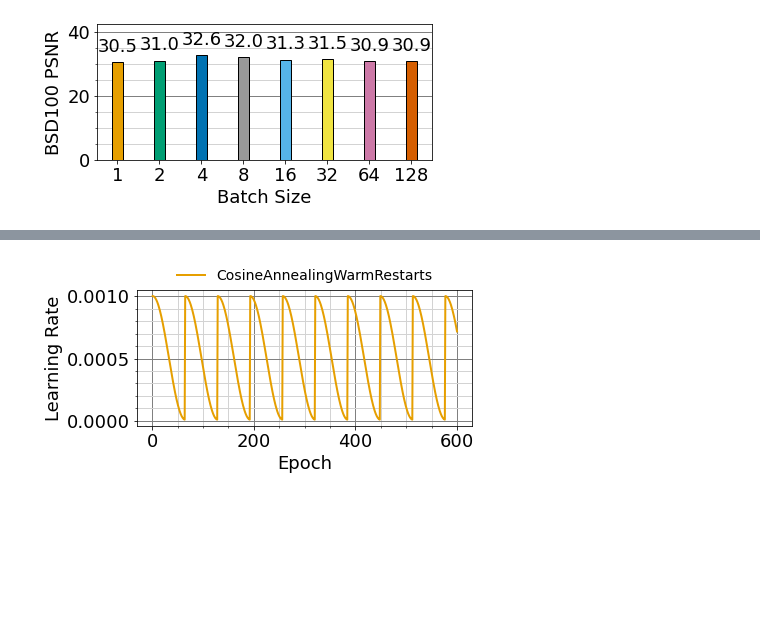
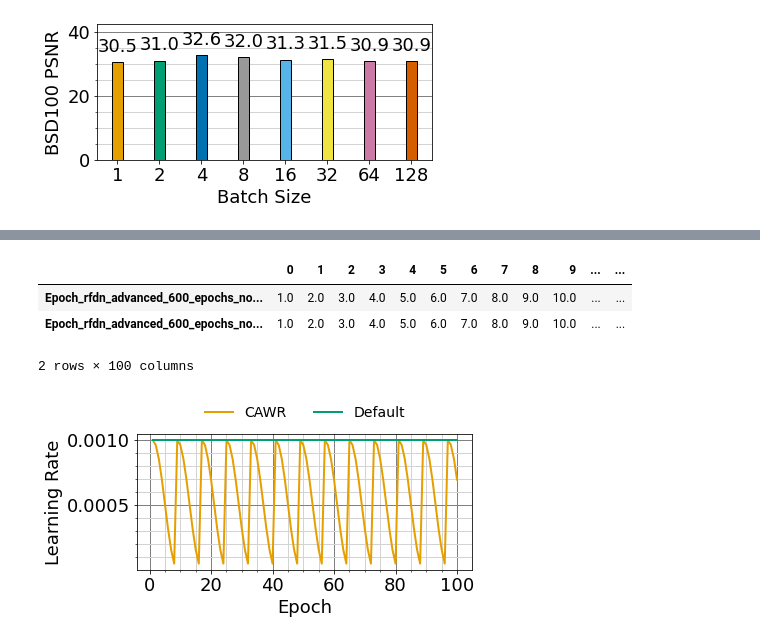
Before and after one commit to MartinBuessemeyer/Efficient-Image-Super-Resolution, a Jupyter notebook: notebooks/visualizations.ipynb, the cells around one changed output, grey strips where cells are left out. Saved outputs shown, nothing was run; the diff lists cells and outputs as text; code cells hidden in the pictures; blank space fills up the shorter version.

```diff
--- a/notebooks/visualizations.ipynb
+++ b/notebooks/visualizations.ipynb
@@ -36,7 +37,7 @@ def make_line_chart(x,y, labels, xlabel="", ylabel="", name="result.png", legend
 
     handles, labels = plt.gca().get_legend_handles_labels()
     # sort both labels and handles by labels
-    labels, handles = zip(*sorted(zip(labels, handles), key=lambda t: int(t[0]) if t[0].isnumeric() else 0))
+    labels, handles = zip(*sorted(zip(labels, handles), key=lambda t: int(t[0]) if t[0].isnumeric() else math.inf))
     if legend_location == "upper center":
         ncol = ncol
         height = (len(lables) / ncol + 1) * 0.2 + 1
@@ -98,7 +99,7 @@ def combine_column_and_file_name(column, file):
     return f'{file}_{column}'
 # %%
 def get_data(columns: list[str]):
-    base_dir = Path('../experiment/20220124')
+    base_dir = Path('../experiment/final')
     csv_files = base_dir.glob('*.csv')
 
     dfs = {file.name : pd.read_csv(file) for file in csv_files}
@@ -106,7 +107,8 @@ def get_data(columns: list[str]):
     res_df = pd.DataFrame()
     for file_name, df in dfs.items():
         for column in columns:
-            res_df[combine_column_and_file_name(file_name, column)] = df[column]
+            if column in df.columns:
+                res_df[combine_column_and_file_name(file_name, column)] = df[column]
     return res_df
 # %%
 data = get_data(["validate.BSD100.psnr_scale_2", "Epoch"])
@@ -172,8 +197,13 @@ ValueError: not enough values to unpack (expected 2, got 0)
 # %%
 data = get_data(["lr", "Epoch"])
-filtered_x = data.filter(regex=("Epoch_rfdn.advanced_600_epochs_lr_1e-3_eta-min_1e-5.csv")).transpose()
-filtered_y = data.filter(items=["lr_rfdn_advanced_600_epochs_lr_1e-3_eta-min_1e-5.csv"]).transpose()
-lables = ["CosineAnnealingWarmRestarts"]
+filtered_x = data.filter(items=["Epoch_rfdn_advanced_600_epochs_no_batchnorm_pruning_8_cawr_lr_3_5.csv", "Epoch_rfdn_advanced_600_epochs_no_batchnorm_pruning_8_lr_3_5.csv"]).head(100).transpose()
+filtered_y = data.filter(items=["lr_rfdn_advanced_600_epochs_no_batchnorm_pruning_8_cawr_lr_3_5.csv", "lr_rfdn_advanced_600_epochs_no_batchnorm_pruning_8_lr_3_5.csv"]).head(100).transpose()
+display(filtered_x)
+lables = ["CAWR", "Default"]
 make_line_chart(filtered_x.values, filtered_y.values, lables, "Epoch", "Learning Rate", "epoch_lr_cawr.svg", legend_location="upper center")
 # %% [output]
+|  | 0 | 1 | 2 | 3 | 4 | 5 | 6 | 7 | 8 | 9 | ... | ... |
+| Epoch_rfdn_advanced_600_epochs_no... | 1.0 | 2.0 | 3.0 | 4.0 | 5.0 | 6.0 | 7.0 | 8.0 | 9.0 | 10.0 | ... | ... |
+| Epoch_rfdn_advanced_600_epochs_no... | 1.0 | 2.0 | 3.0 | 4.0 | 5.0 | 6.0 | 7.0 | 8.0 | 9.0 | 10.0 | ... | ... |
+2 rows × 100 columns
-[figure, old version]
+[figure, new version]
```
Also changed, not shown: parts of 10 cells of this notebook.
